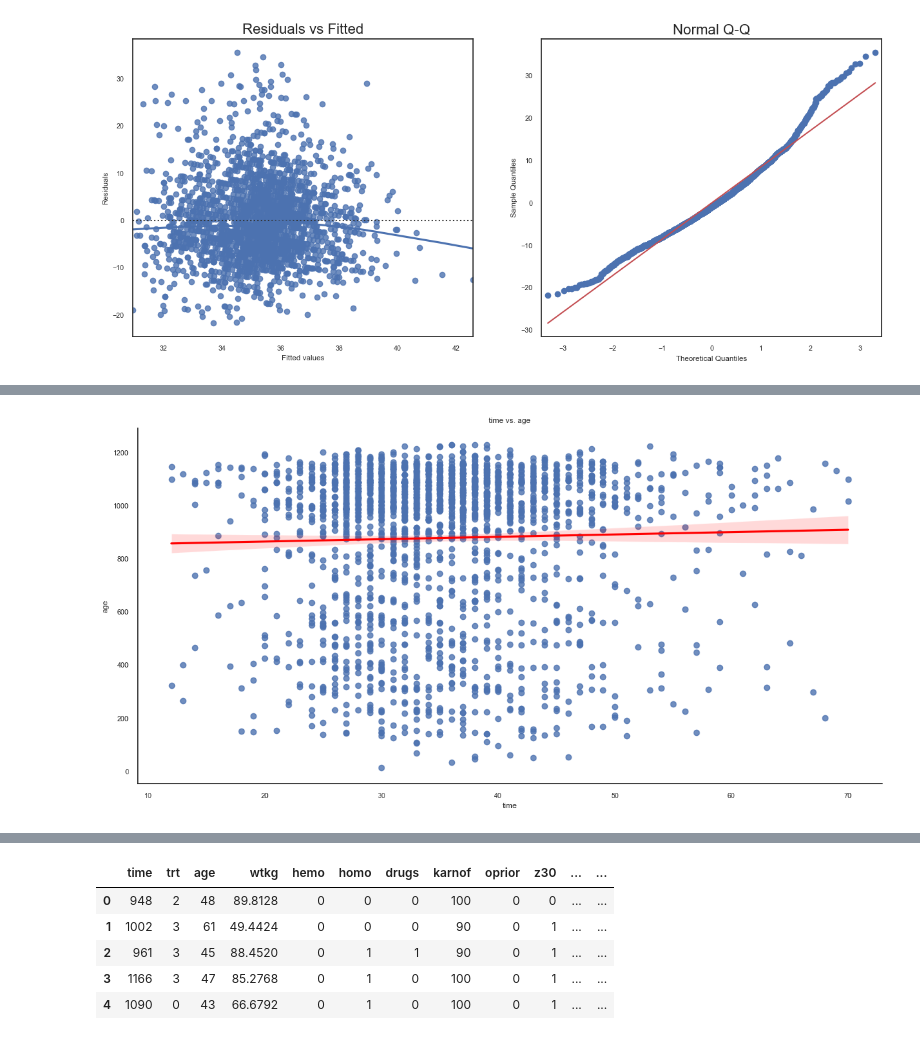
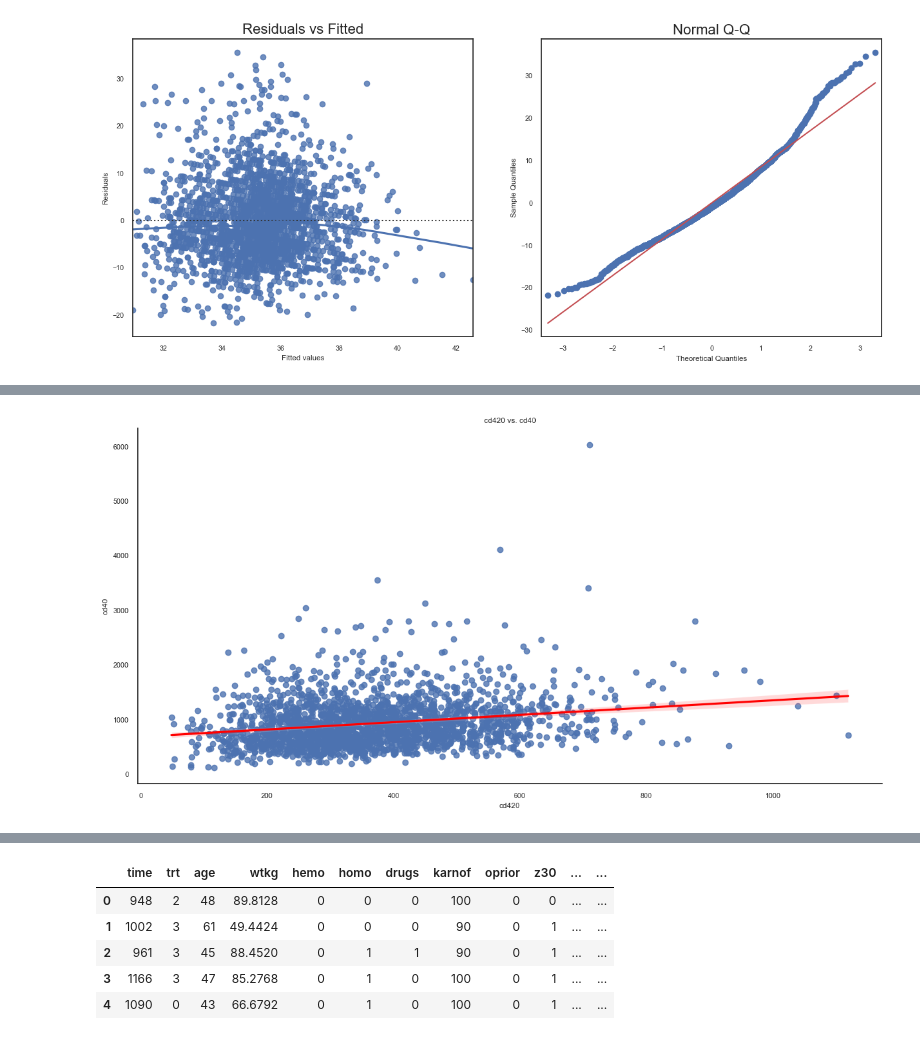
Before and after one commit to D00264512/DAV-project, a Jupyter notebook: newmain.ipynb, the cells around one changed output, grey strips where cells are left out. Saved outputs shown, nothing was run; the diff lists cells and outputs as text; code cells hidden in the pictures.

```diff
--- a/newmain.ipynb
+++ b/newmain.ipynb
@@ -541,7 +541,7 @@ from sklearn.preprocessing import StandardScaler
 
 
 # Selecting relevant features for clustering
-X = df[['time', 'age', 'gender']]
+X = df[['infected', 'age', 'gender']]
 
 # Standardizing the data
 scaler = StandardScaler()
@@ -582,9 +582,9 @@ plt.show()
 # %%
-sns.lmplot(x='age', y='time', data=df, aspect=2, height=6, line_kws={'color': 'red'})
-plt.title('time vs. age')
-plt.xlabel('time')
-plt.ylabel('age')
+sns.lmplot(x='cd420', y='cd820', data=df, aspect=2, height=6, line_kws={'color': 'red'})
+plt.title('cd420 vs. cd40')
+plt.xlabel('cd420')
+plt.ylabel('cd40')
 plt.show()
 # %% [output]
-[figure, old version]
+[figure, new version]
 # %%
```
Also changed, not shown: parts of 20 cells of this notebook, 3 other files.
